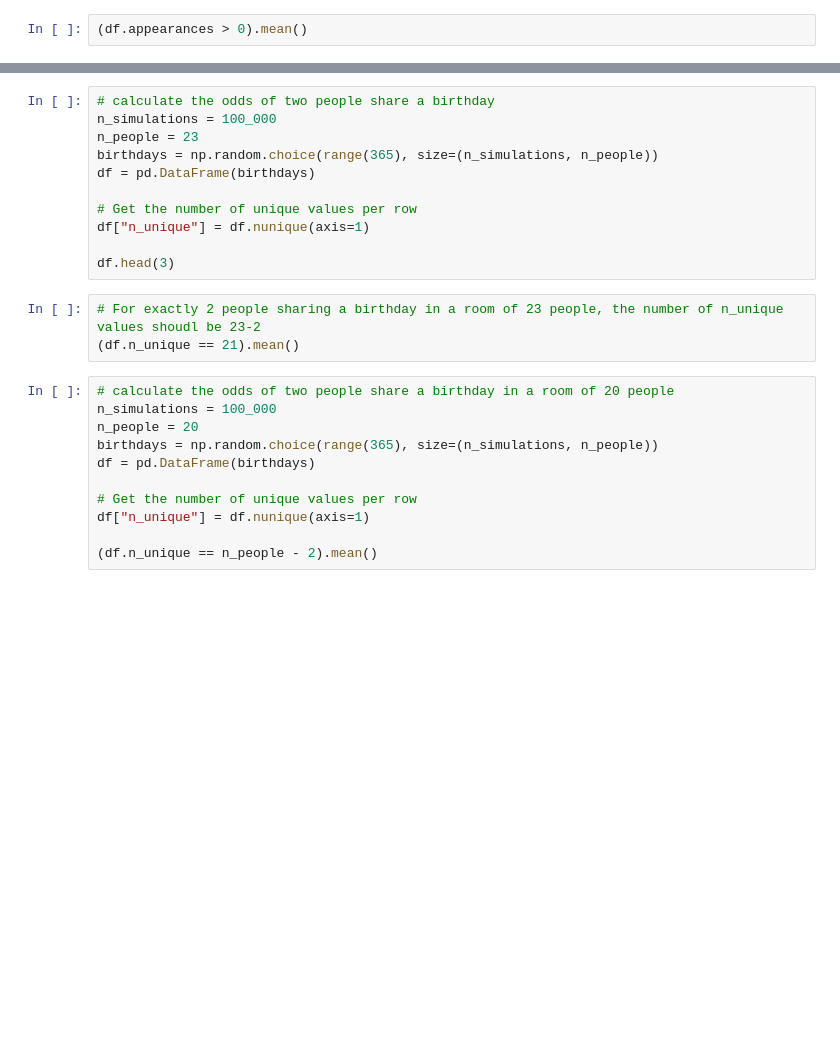
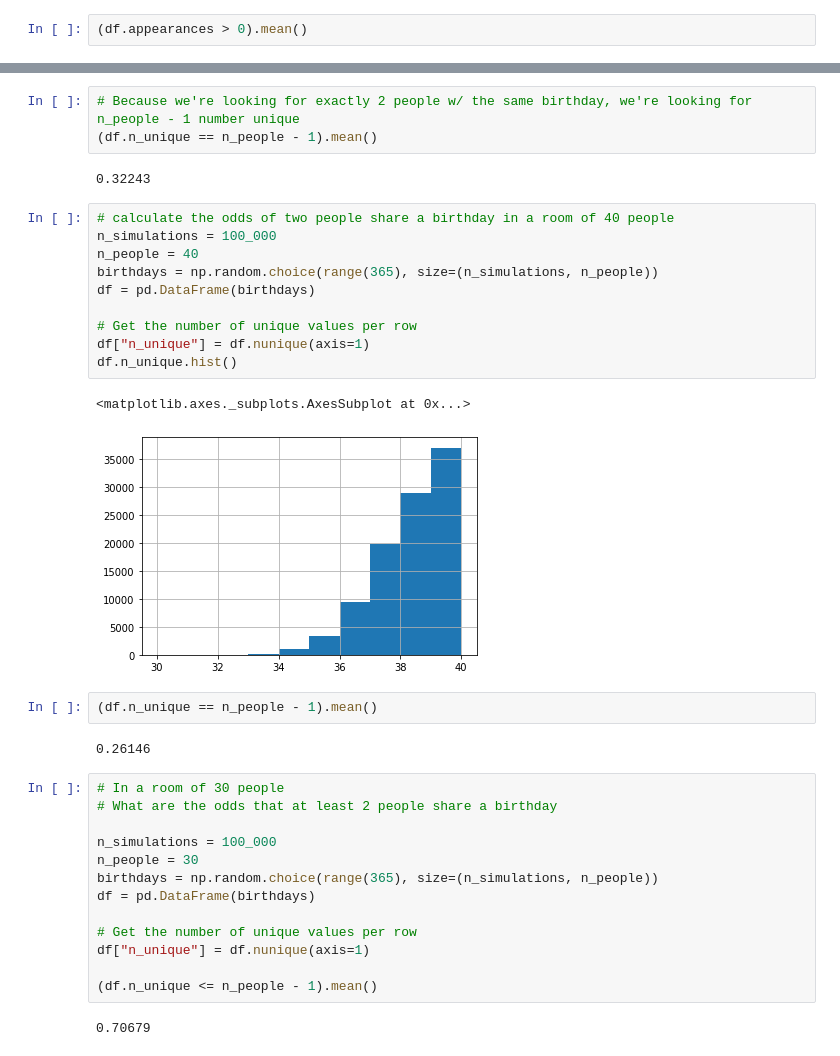
Before and after one commit to CodeupClassroom/curie-statistics-exercises, a Jupyter notebook: simulation_exercises.ipynb, the cells around one changed output, grey strips where cells are left out. Saved outputs shown, nothing was run; the diff lists cells and outputs as text; blank space fills up the shorter version.

Commit message:
add calculation of sharing birthdays and plot!

```diff
--- a/simulation_exercises.ipynb
+++ b/simulation_exercises.ipynb
@@ -248,25 +318,37 @@ df.head()
+# %%
+# Because we're looking for exactly 2 people w/ the same birthday, we're looking for n_people - 1 number unique
+(df.n_unique == n_people - 1).mean()
+# %% [output]
+0.32243
 # %%
-# calculate the odds of two people share a birthday
+# calculate the odds of two people share a birthday in a room of 40 people
 n_simulations = 100_000
-n_people = 23
+n_people = 40
 birthdays = np.random.choice(range(365), size=(n_simulations, n_people))
 df = pd.DataFrame(birthdays)
 
 # Get the number of unique values per row
 df["n_unique"] = df.nunique(axis=1)
-
-df.head(3)
+df.n_unique.hist()
+# %% [output]
+<matplotlib.axes._subplots.AxesSubplot at 0x...>
+[figure, added]
-# %%
-# For exactly 2 people sharing a birthday in a room of 23 people, the number of n_unique values shoudl be 23-2
-(df.n_unique == 21).mean()
+# %%
+(df.n_unique == n_people - 1).mean()
+# %% [output]
+0.26146
 # %%
-# calculate the odds of two people share a birthday in a room of 20 people
+# In a room of 30 people
+# What are the odds that at least 2 people share a birthday
+
 n_simulations = 100_000
-n_people = 20
+n_people = 30
 birthdays = np.random.choice(range(365), size=(n_simulations, n_people))
 df = pd.DataFrame(birthdays)
 
 # Get the number of unique values per row
 df["n_unique"] = df.nunique(axis=1)
 
-(df.n_unique == n_people - 2).mean()
+(df.n_unique <= n_people - 1).mean()
+# %% [output]
+0.70679
```
Also changed, not shown: parts of 18 cells of this notebook.
